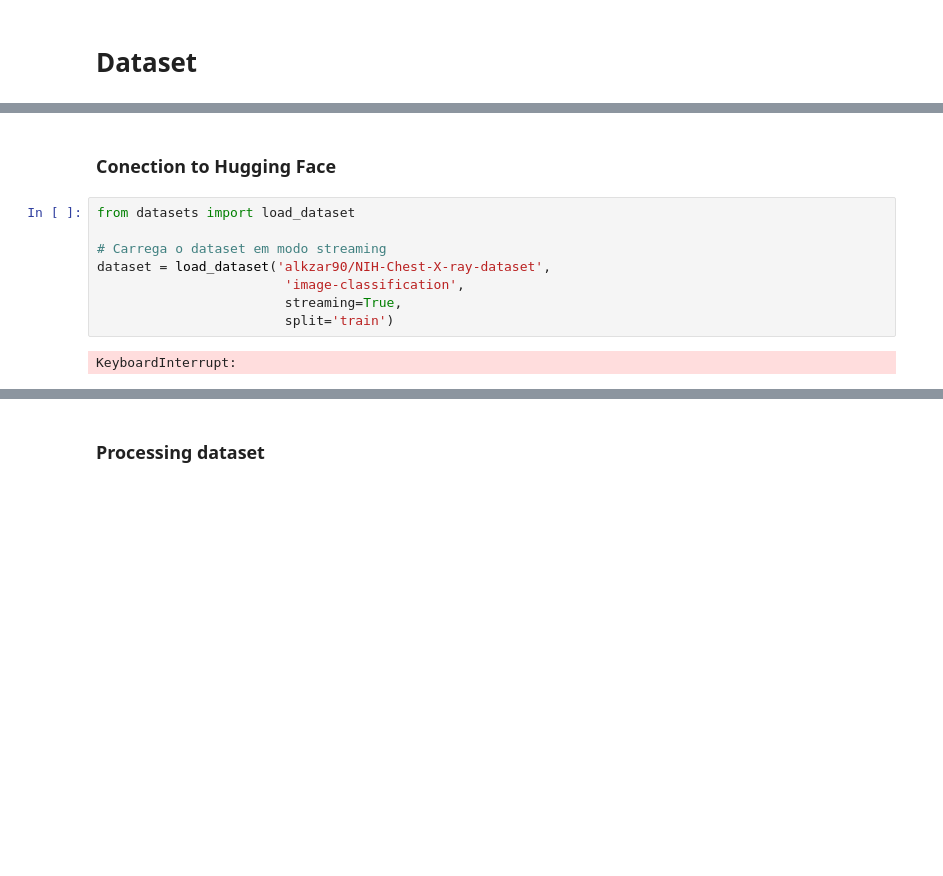
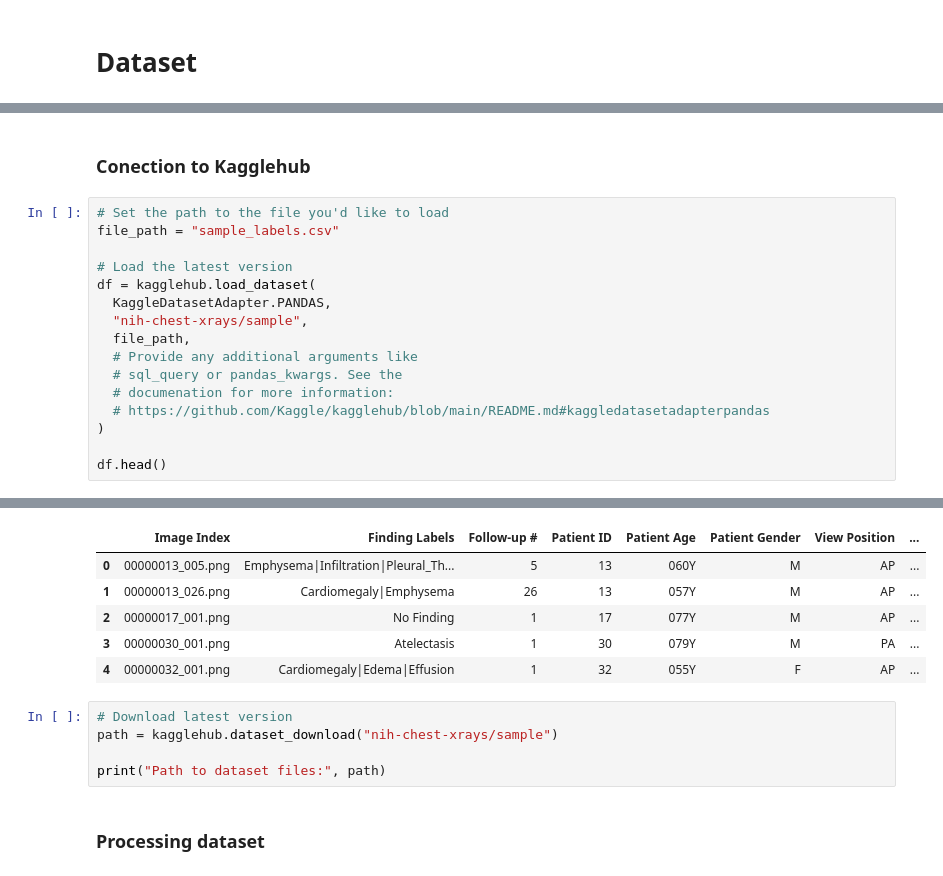
Before and after one commit to giugonzales07/tcc_snn, a Jupyter notebook: NIH_Chest.ipynb, the cells around one changed output, grey strips where cells are left out. Cells and saved outputs as stored; diff of their text form; blank space fills up the shorter version.

Commit message:
feat: starting process the dataset NIH

```diff
--- a/NIH_Chest.ipynb
+++ b/NIH_Chest.ipynb
@@ -3,12 +16,19 @@
 # %% [markdown]
-### Conection to Hugging Face
+### Conection to Kagglehub
-# %%
-from datasets import load_dataset
-
-# Carrega o dataset em modo streaming
-dataset = load_dataset('alkzar90/NIH-Chest-X-ray-dataset',
-                        'image-classification',
-                        streaming=True,
-                        split='train')
-# %% [output]
-KeyboardInterrupt:
+# %%
+# Set the path to the file you'd like to load
+file_path = "sample_labels.csv"
+
+# Load the latest version
+df = kagglehub.load_dataset(
+  KaggleDatasetAdapter.PANDAS,
+  "nih-chest-xrays/sample",
+  file_path,
+  # Provide any additional arguments like
+  # sql_query or pandas_kwargs. See the
+  # documenation for more information:
+  # https://github.com/Kaggle/kagglehub/blob/main/README.md#kaggledatasetadapterpandas
+)
+
+df.head()
+# %% [output]
@@ -15,2 +36,13 @@ KeyboardInterrupt:
+|  | Image Index | Finding Labels | Follow-up # | Patient ID | Patient Age | Patient Gender | View Position | ... |
+| 0 | 00000013_005.png | Emphysema|Infiltration|Pleural_Th... | 5 | 13 | 060Y | M | AP | ... |
+| 1 | 00000013_026.png | Cardiomegaly|Emphysema | 26 | 13 | 057Y | M | AP | ... |
+| 2 | 00000017_001.png | No Finding | 1 | 17 | 077Y | M | AP | ... |
+| 3 | 00000030_001.png | Atelectasis | 1 | 30 | 079Y | M | PA | ... |
+| 4 | 00000032_001.png | Cardiomegaly|Edema|Effusion | 1 | 32 | 055Y | F | AP | ... |
+# %%
+# Download latest version
+path = kagglehub.dataset_download("nih-chest-xrays/sample")
+
+print("Path to dataset files:", path)
 # %% [markdown]
 ### Processing dataset
```
Also changed, not shown: parts of 4 cells of this notebook, 3 other files.
